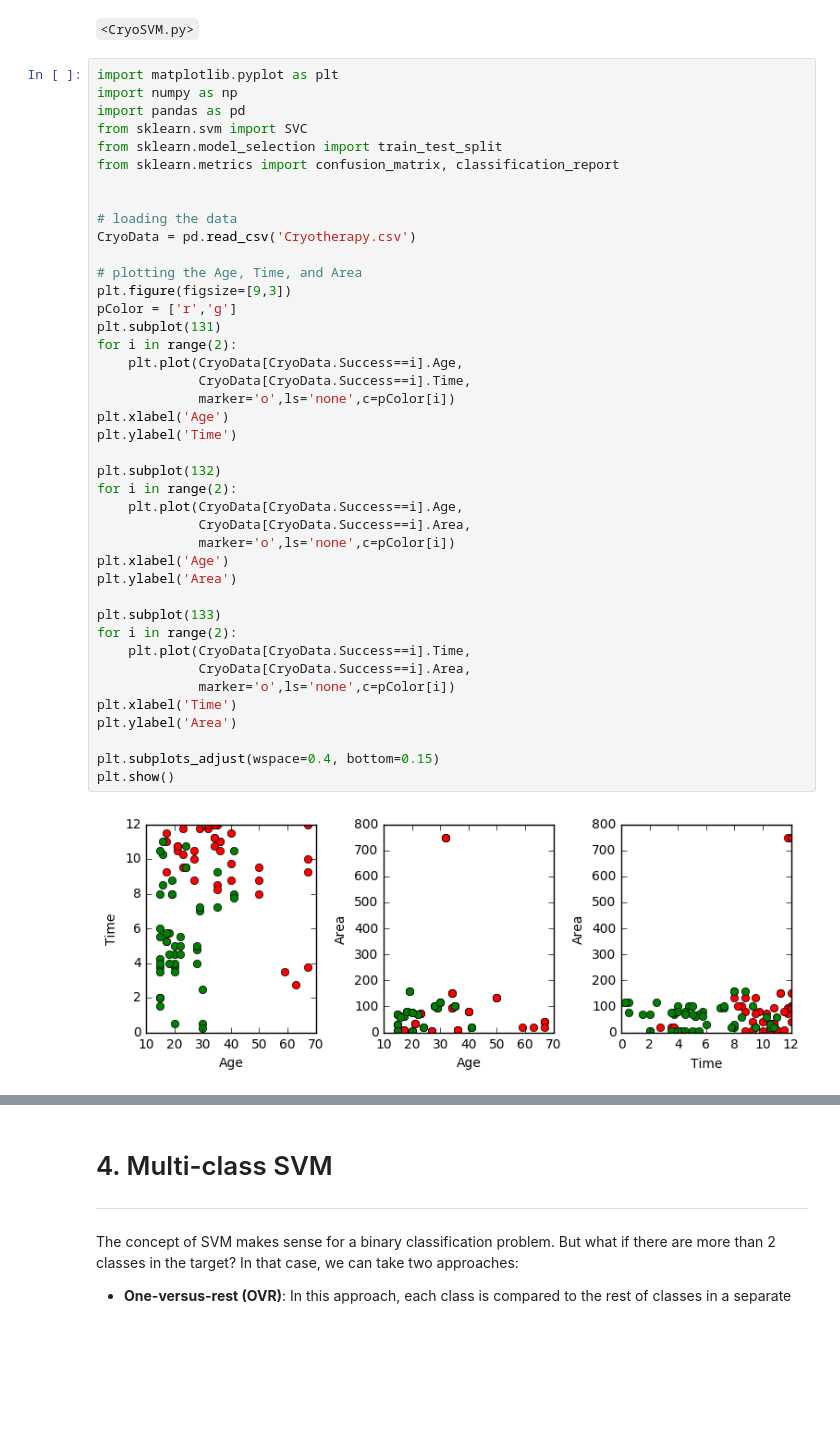
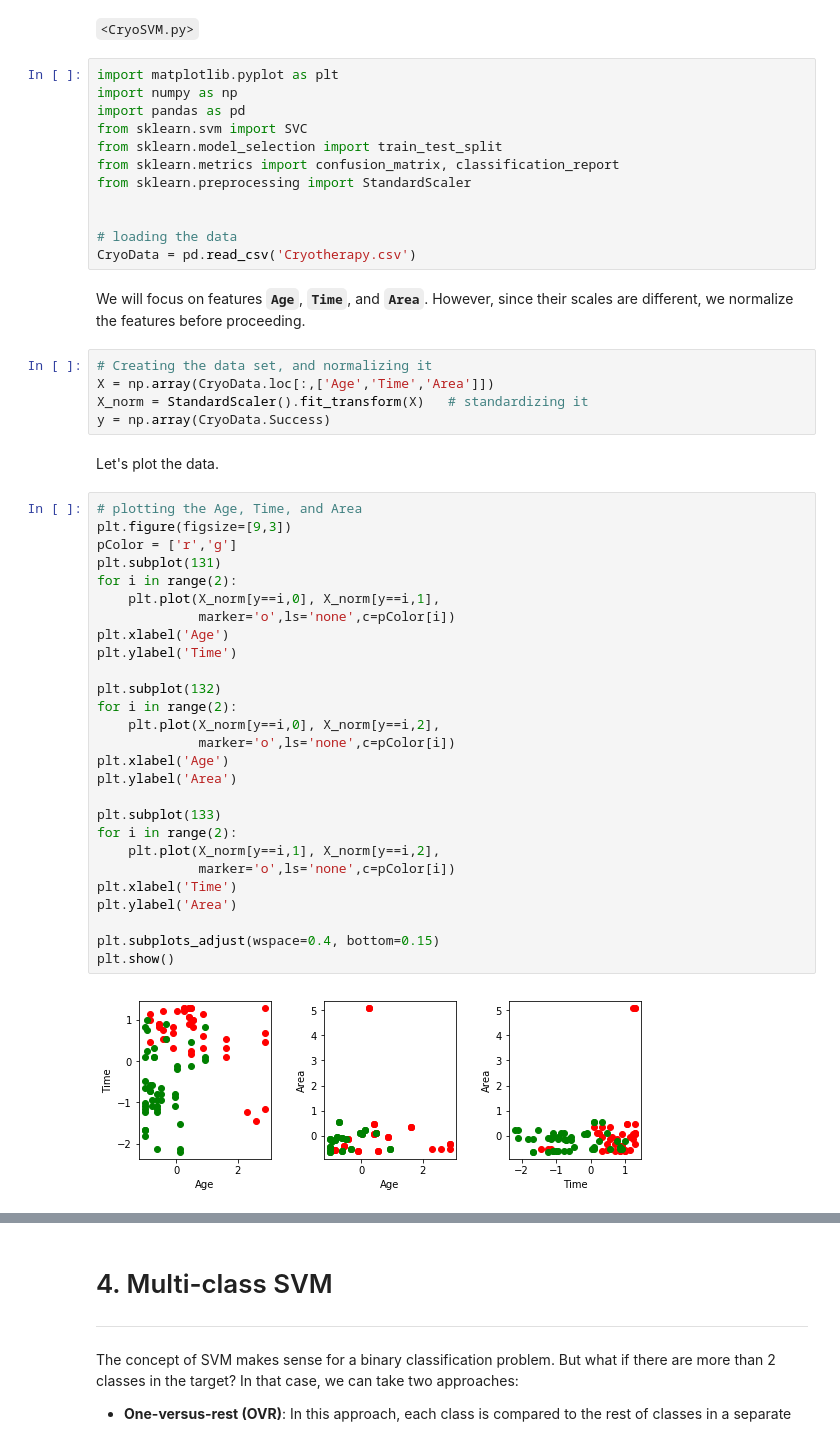
Before and after one commit to sathayas/JupyterAnalyticsSpring2019, a Jupyter notebook: SVM.ipynb, the cells around one changed output, grey strips where cells are left out. Cells and saved outputs as stored; diff of their text form; blank space fills up the shorter version.

Commit message:
Updated up to the Cryotherapy example

```diff
--- a/SVM.ipynb
+++ b/SVM.ipynb
@@ -282,46 +282,53 @@ Recall the cryotherapy data from the [logistc regression](https://github.com/sat
 First, we plot these features and see if the two classes of the outcome (success: **`Success=1`** (**green**) or failure: **`Success=0`** (**red**)).
 # %% [markdown]
 `<CryoSVM.py>`
+# %%
+import matplotlib.pyplot as plt
+import numpy as np
+import pandas as pd
+from sklearn.svm import SVC
+from sklearn.model_selection import train_test_split
+from sklearn.metrics import confusion_matrix, classification_report
+from sklearn.preprocessing import StandardScaler
+
+
+# loading the data
+CryoData = pd.read_csv('Cryotherapy.csv')
+# %% [markdown]
+We will focus on features **`Age`**, **`Time`**, and **`Area`**. However, since their scales are different, we normalize the features before proceeding.
+# %%
+# Creating the data set, and normalizing it
+X = np.array(CryoData.loc[:,['Age','Time','Area']])
+X_norm = StandardScaler().fit_transform(X)   # standardizing it
+y = np.array(CryoData.Success)
+# %% [markdown]
+Let's plot the data.
 # %%
-import matplotlib.pyplot as plt
-import numpy as np
-import pandas as pd
-from sklearn.svm import SVC
-from sklearn.model_selection import train_test_split
-from sklearn.metrics import confusion_matrix, classification_report
-
-
-# loading the data
-CryoData = pd.read_csv('Cryotherapy.csv')
-
 # plotting the Age, Time, and Area
 plt.figure(figsize=[9,3])
 pColor = ['r','g']
 plt.subplot(131)
 for i in range(2):
-    plt.plot(CryoData[CryoData.Success==i].Age,
-             CryoData[CryoData.Success==i].Time,
+    plt.plot(X_norm[y==i,0], X_norm[y==i,1],
              marker='o',ls='none',c=pColor[i])
 plt.xlabel('Age')
 plt.ylabel('Time')
 
 plt.subplot(132)
 for i in range(2):
-    plt.plot(CryoData[CryoData.Success==i].Age,
-             CryoData[CryoData.Success==i].Area,
+    plt.plot(X_norm[y==i,0], X_norm[y==i,2],
              marker='o',ls='none',c=pColor[i])
 plt.xlabel('Age')
 plt.ylabel('Area')
 
 plt.subplot(133)
 for i in range(2):
-    plt.plot(CryoData[CryoData.Success==i].Time,
-             CryoData[CryoData.Success==i].Area,
+    plt.plot(X_norm[y==i,1], X_norm[y==i,2],
              marker='o',ls='none',c=pColor[i])
 plt.xlabel('Time')
 plt.ylabel('Area')
 
 plt.subplots_adjust(wspace=0.4, bottom=0.15)
 plt.show()
 # %% [output]
-[figure, old version]
+[figure, new version]
```
Also changed, not shown: parts of 5 cells of this notebook.
